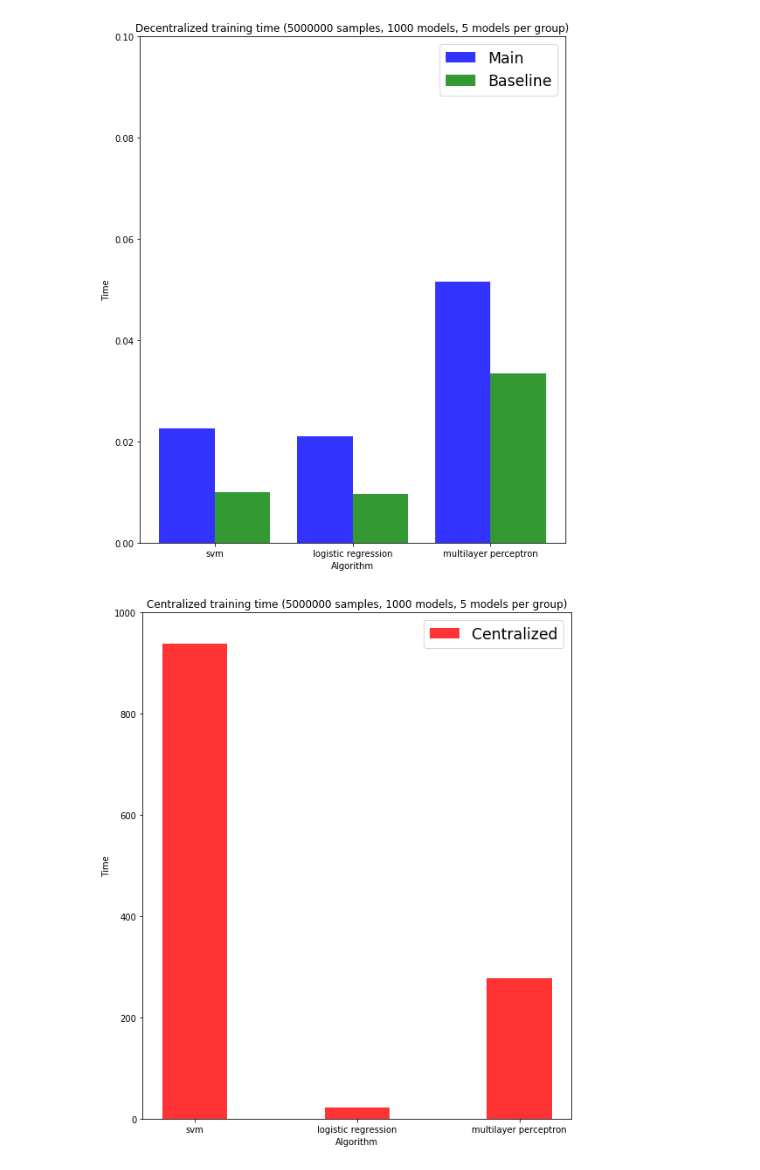
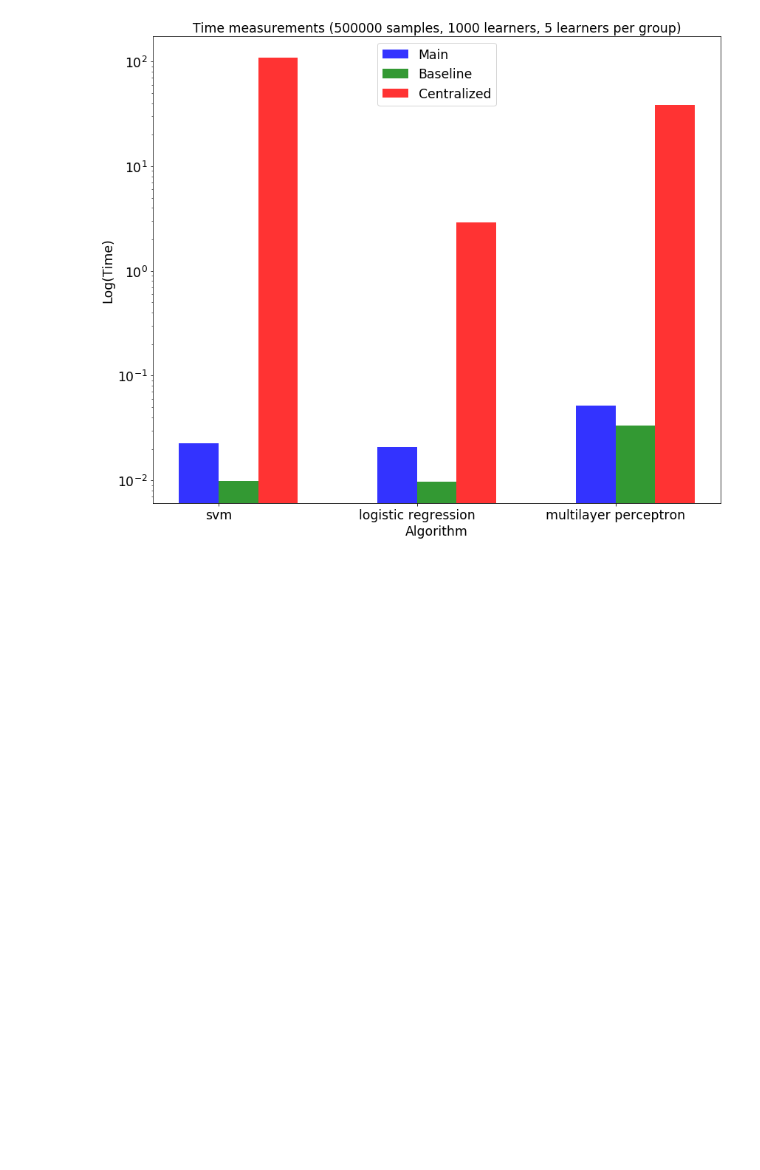
Before and after one commit to alisakhatipova/Parallel-Machine-Learning, a Jupyter notebook: split_exp.ipynb, the cells around one changed output. Drawn from its saved outputs; the diff is of its cells as text; code cells hidden in the pictures; blank space fills up the shorter version.

Commit message:
Improve diagrams

```diff
--- a/split_exp.ipynb
+++ b/split_exp.ipynb
@@ -6,55 +6,39 @@ from split_comparison_experiment import *
 # %%
 algs = ['svm', 'logistic regression', 'multilayer perceptron']
 # data to plot
 n_groups = 3
 decentr = [alg_svm_aver_train_time_decentr, alg_lr_aver_train_time_decentr, alg_nn_aver_train_time_decentr]
 baseline = [alg_svm_aver_train_time_baseline, alg_lr_aver_train_time_baseline, alg_nn_aver_train_time_baseline]
 centr = [alg_svm_aver_train_time_real, alg_lr_aver_train_time_real, alg_nn_aver_train_time_real]
 # create plot
-fig, ax = plt.subplots(figsize=(8, 9))
+fig, ax = plt.subplots(figsize=(12, 10))
 index = np.arange(n_groups)
-bar_width = 0.4
+bar_width = 0.2
 opacity = 0.8
-ax.set_ylim(ymin=0.0)
-ax.set_ylim(ymax=0.1)
 rects1 = plt.bar(index, decentr, bar_width,
                  alpha=opacity,
                  color='b',
                  label='Main')
 rects1 = plt.bar(index + bar_width, baseline, bar_width,
                  alpha=opacity,
                  color='g',
                  label='Baseline')
-
-plt.xlabel('Algorithm')
-plt.ylabel('Time')
-plt.title('Decentralized training time (5000000 samples, 1000 models, 5 models per group)')
-plt.xticks(index + bar_width/2, algs)
-plt.legend(fontsize = 'xx-large')
-plt.tight_layout()
-fig, ax = plt.subplots(figsize=(8, 9))
-index = np.arange(n_groups)
-bar_width = 0.4
-opacity = 0.8
-ax.set_ylim(ymin=0)
-ax.set_ylim(ymax=1000)
-rects1 = plt.bar(index, centr, bar_width,
+rects2 = plt.bar(index + 2*bar_width, centr, bar_width,
                  alpha=opacity,
                  color='r',
                  label='Centralized')
-
-plt.xlabel('Algorithm')
-plt.ylabel('Time')
-plt.title('Centralized training time (5000000 samples, 1000 models, 5 models per group)')
-plt.xticks(index, algs)
-plt.legend(fontsize = 'xx-large')
-
+plt.xlabel('Algorithm', fontsize = 'xx-large')
+plt.ylabel('Log(Time)', fontsize = 'xx-large')
+plt.title('Time measurements (500000 samples, 1000 learners, 5 learners per group)', fontsize = 'xx-large')
+plt.xticks(index + bar_width/2, algs, fontsize = 'xx-large')
+plt.yticks(fontsize = 'xx-large')
+plt.legend(fontsize = 'xx-large', loc = 9)
+ax.set_yscale('log')
 
 plt.tight_layout()
 plt.show()
 # %% [output]
-[figure, old version]
+[figure, new version]
-[figure, removed]
 # %%
 # simple split
 algs = ['svm', 'logistic regression', 'multilayer perceptron']
```
Also changed, not shown: parts of 3 cells of this notebook, 3 other files.
